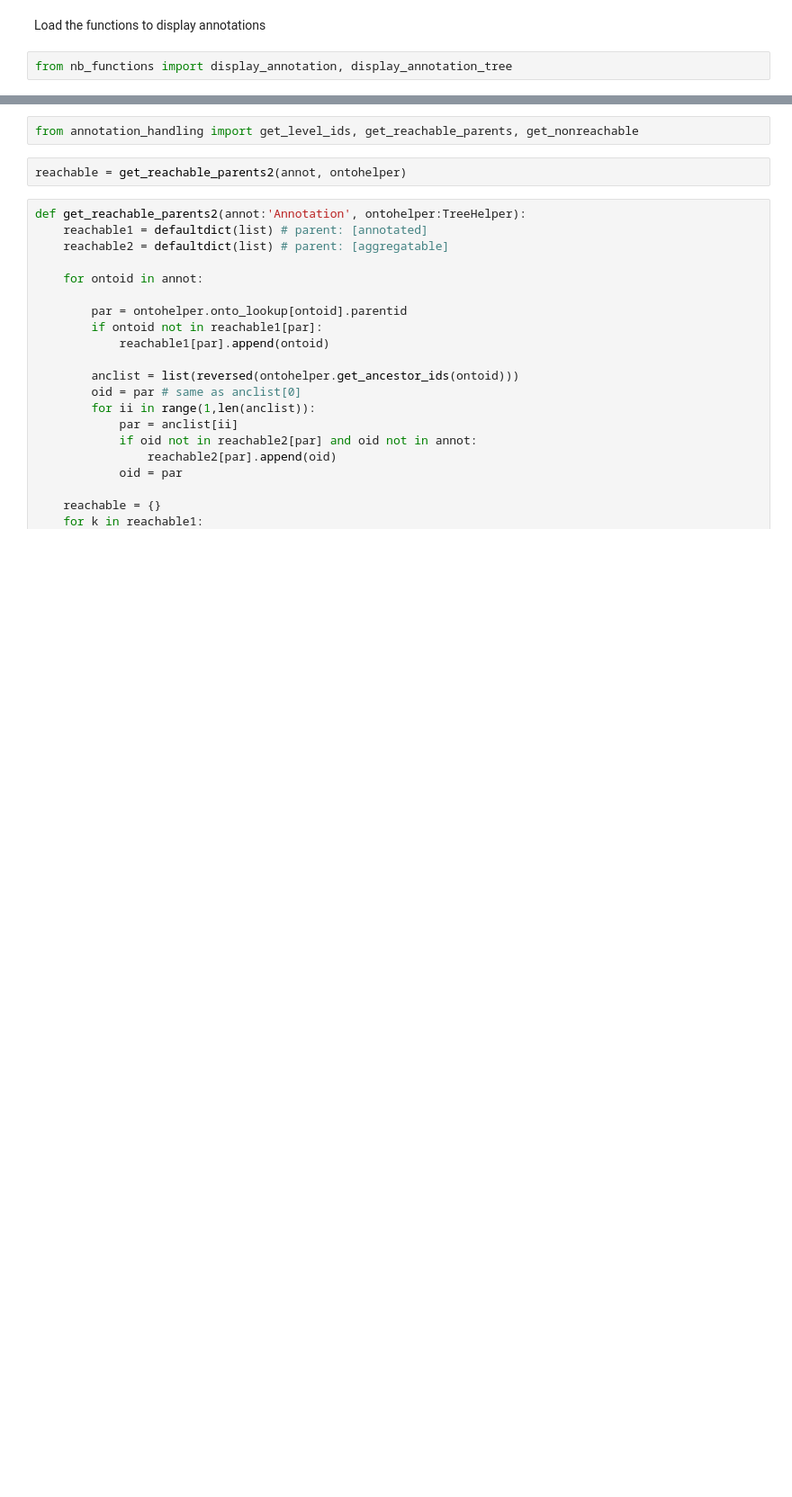
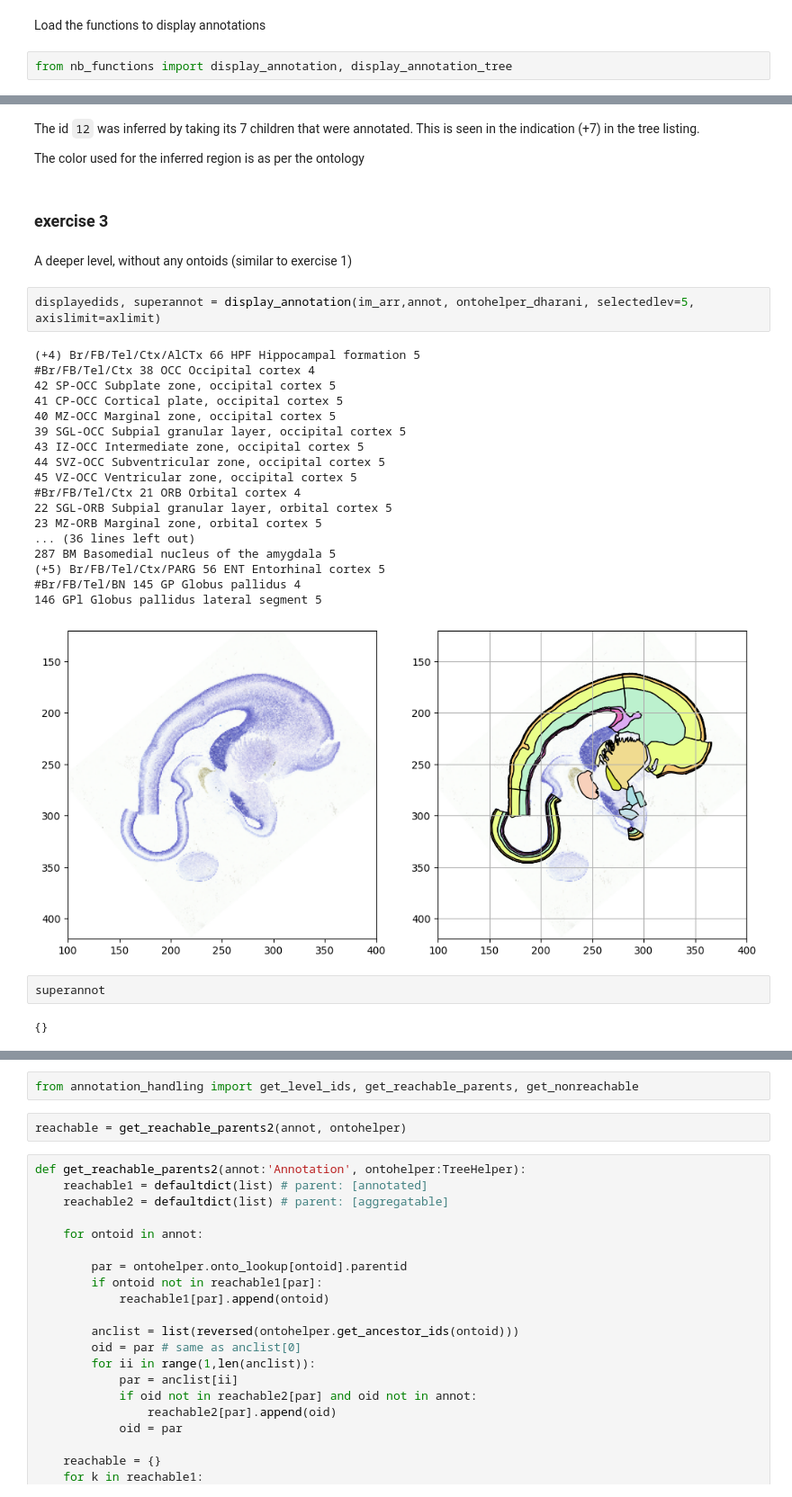
Before and after one commit to SGBC-IITM/DHARANI_data_tutorial, a Jupyter notebook: notebooks/dharani_sample.ipynb, the cells around one changed output, grey strips where cells are left out. Shown at 90% size. Drawn from its saved outputs; the diff is of its cells as text; blank space fills up the shorter version.

```diff
--- a/notebooks/dharani_sample.ipynb
+++ b/notebooks/dharani_sample.ipynb
@@ -94,0 +218,33 @@ displayed_ann = display_annotation(im_arr, annot, ontohelper)
+# %% [markdown]
+The id `12` was inferred by taking its 7 children that were annotated. This is seen in the indication (+7) in the tree listing.
+
+The color used for the inferred region is as per the ontology
+# %% [markdown]
+### exercise 3
+# %% [markdown]
+A deeper level, without any ontoids (similar to exercise 1)
+# %%
+displayedids, superannot = display_annotation(im_arr,annot, ontohelper_dharani, selectedlev=5, axislimit=axlimit)
+# %% [output]
+(+4) Br/FB/Tel/Ctx/AlCTx 66 HPF Hippocampal formation 5
+#Br/FB/Tel/Ctx 38 OCC Occipital cortex 4
+42 SP-OCC Subplate zone, occipital cortex 5
+41 CP-OCC Cortical plate, occipital cortex 5
+40 MZ-OCC Marginal zone, occipital cortex 5
+39 SGL-OCC Subpial granular layer, occipital cortex 5
+43 IZ-OCC Intermediate zone, occipital cortex 5
+44 SVZ-OCC Subventricular zone, occipital cortex 5
+45 VZ-OCC Ventricular zone, occipital cortex 5
+#Br/FB/Tel/Ctx 21 ORB Orbital cortex 4
+22 SGL-ORB Subpial granular layer, orbital cortex 5
+23 MZ-ORB Marginal zone, orbital cortex 5
+... (36 lines left out)
+287 BM Basomedial nucleus of the amygdala 5
+(+5) Br/FB/Tel/Ctx/PARG 56 ENT Entorhinal cortex 5
+#Br/FB/Tel/BN 145 GP Globus pallidus 4
+146 GPl Globus pallidus lateral segment 5
+[figure, added]
+# %%
+superannot
+# %% [output]
+{}
```
Also changed, not shown: parts of 47 cells of this notebook, 3 other files.
